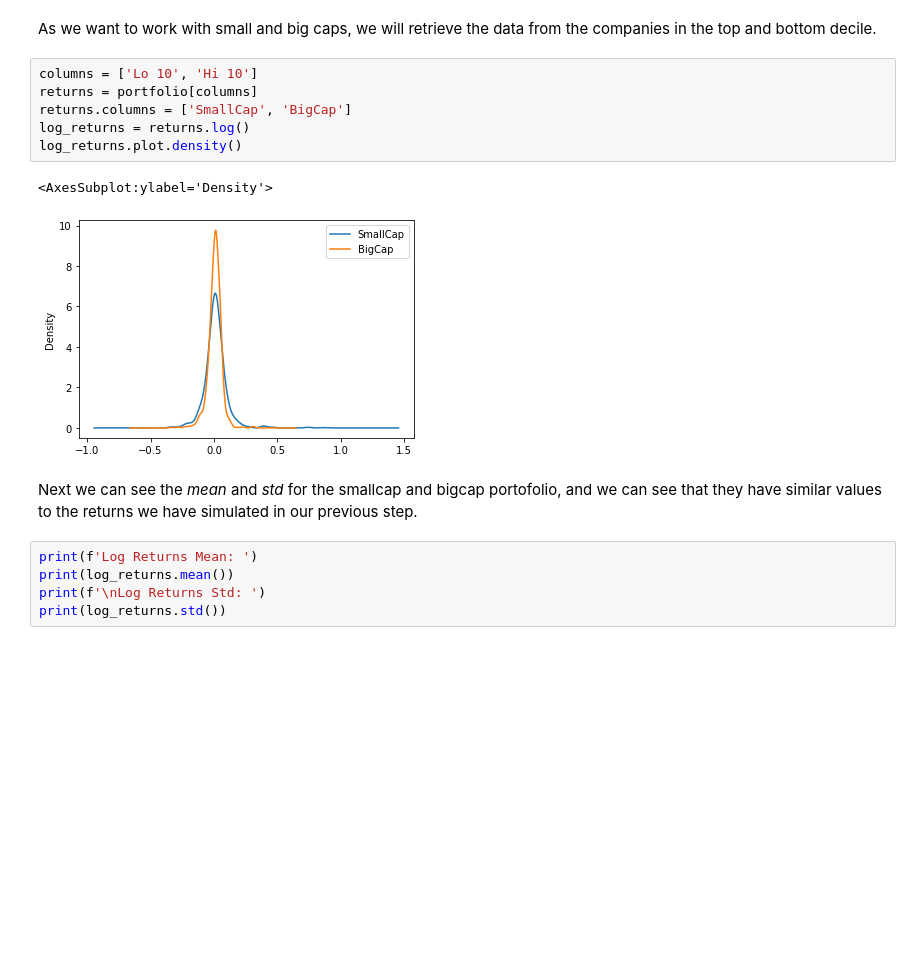
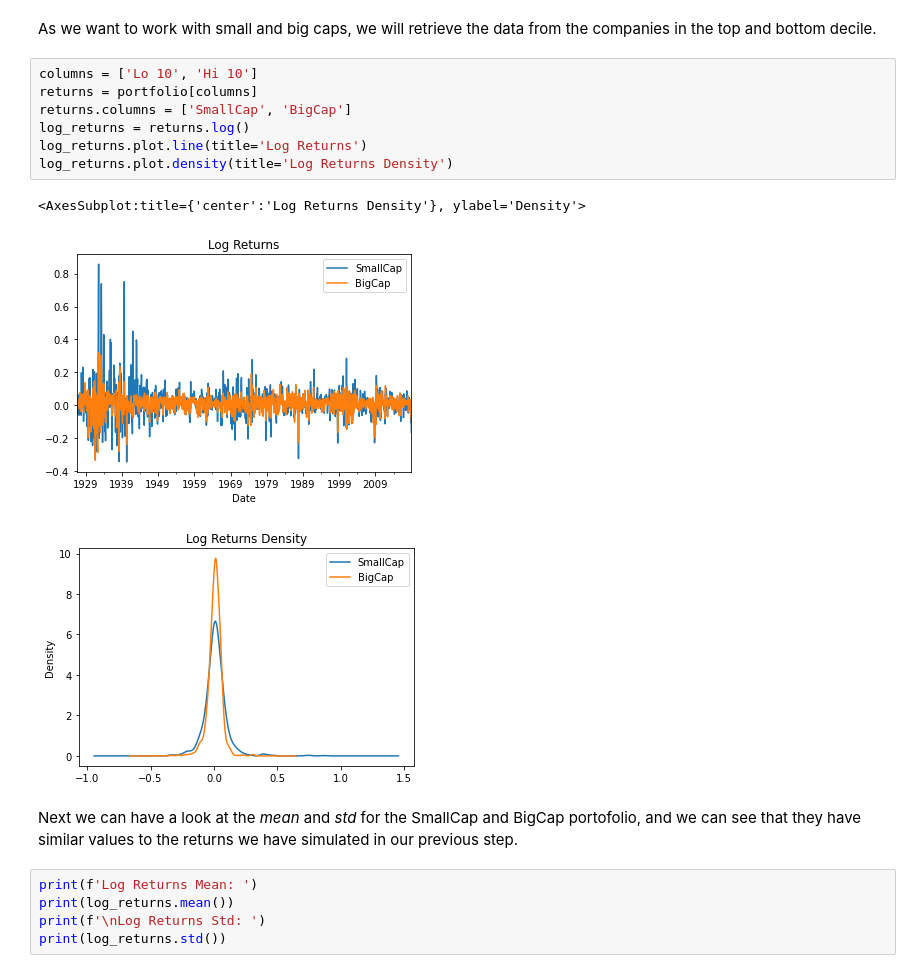
Before and after one commit to quantopy-dev/quantopy, a Jupyter notebook: tutorials/notebooks/03-deviations-from-normality.ipynb, the cells around one changed output. Drawn from its saved outputs; the diff is of its cells as text; blank space fills up the shorter version.

```diff
--- a/tutorials/notebooks/03-deviations-from-normality.ipynb
+++ b/tutorials/notebooks/03-deviations-from-normality.ipynb
@@ -122,14 +123,16 @@ As we want to work with small and big caps, we will retrieve the data from the c
 # %%
 columns = ['Lo 10', 'Hi 10']
 returns = portfolio[columns]
 returns.columns = ['SmallCap', 'BigCap']
 log_returns = returns.log()
-log_returns.plot.density()
+log_returns.plot.line(title='Log Returns')
+log_returns.plot.density(title='Log Returns Density')
 # %% [output]
-<AxesSubplot:ylabel='Density'>
+<AxesSubplot:title={'center':'Log Returns Density'}, ylabel='Density'>
-[figure, old version]
+[figure, new version]
+[figure, added]
 # %% [markdown]
-Next we can see the *mean* and *std* for the smallcap and bigcap portofolio, and we can see that they have similar values to the returns we have simulated in our previous step.
+Next we can have a look at the *mean* and *std* for the SmallCap and BigCap portofolio, and we can see that they have similar values to the returns we have simulated in our previous step.
 # %%
 print(f'Log Returns Mean: ')
 print(log_returns.mean())
```
Also changed, not shown: parts of 16 cells of this notebook, 4 other files.
